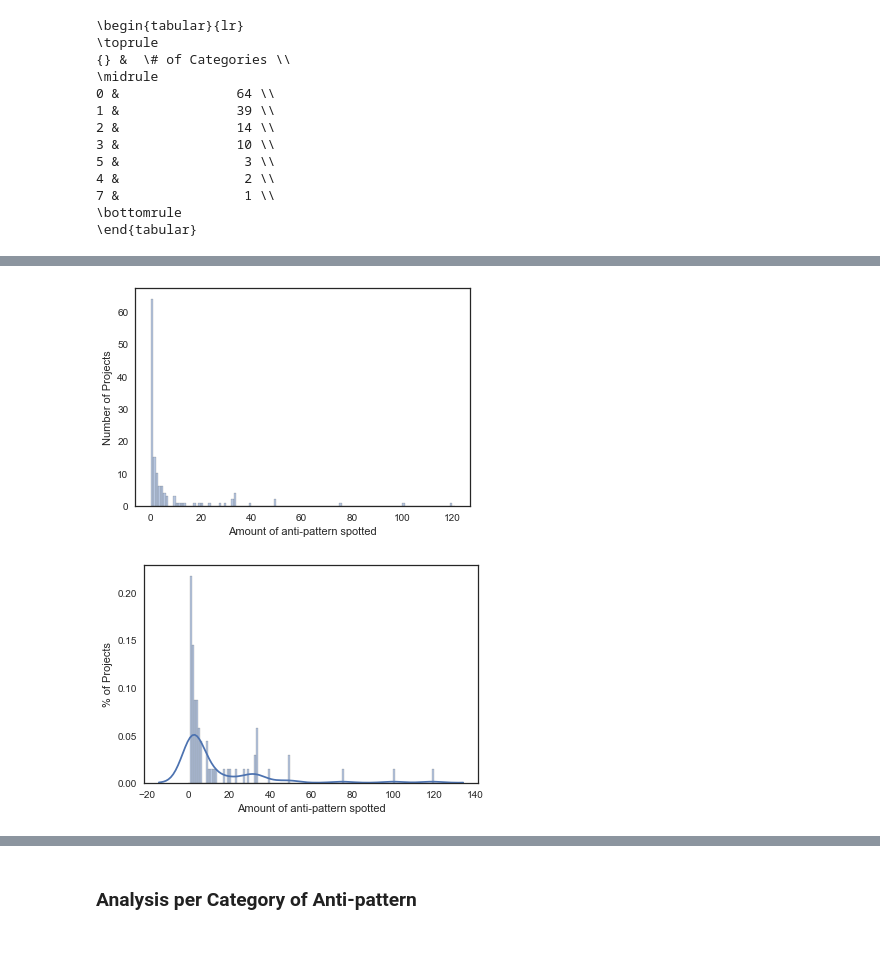
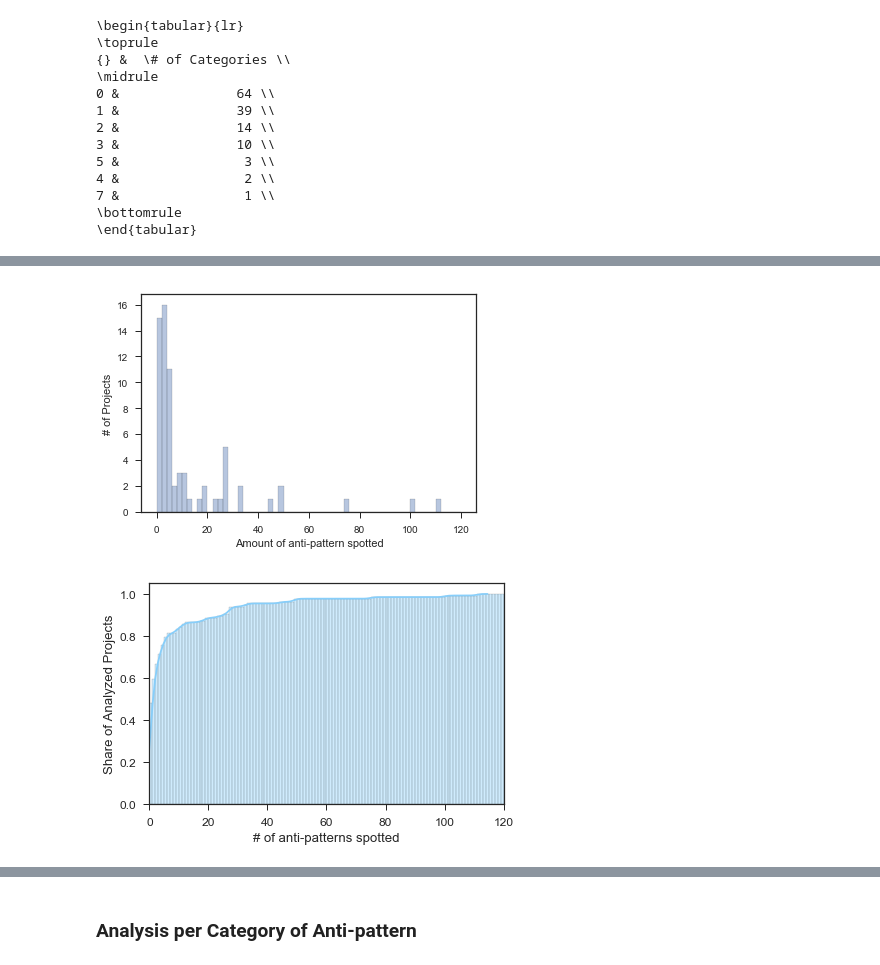
Before and after one commit to DiegoEliasCosta/spotjmhbugs, a Jupyter notebook: script/detected_bug_analysis.ipynb, the cells around one changed output, grey strips where cells are left out. Cells and saved outputs as stored; diff of their text form; code cells hidden in the pictures.

```diff
--- a/script/detected_bug_analysis.ipynb
+++ b/script/detected_bug_analysis.ipynb
@@ -155,6 +104,7 @@ columns_to_export = [
     'JMH_UNSINKED_VARIABLE',
    # 'JMH_DEAD_STORE_VARIABLE',
     'JMH_IGNORED_STATIC_METHOD_RETURN',
+    'JMH_IGNORED_STATIC_PRIMITIVE_METHOD_RETURN',
     'JMH_STATE_FINAL_PRIMITIVE',
     'JMH_UNSAFELOOP_INSIDE_BENCHMARK',
     #'JMH_STATE_FINAL_STATIC_PRIMITIVE',
@@ -181,15 +131,10 @@ bug_type_dict = {
     'JMH_UNSINKED_VARIABLE': 'UNSINK',
  #   'JMH_DEAD_STORE_VARIABLE': 'DEAD',
     'JMH_IGNORED_STATIC_METHOD_RETURN': 'STAT',
+    'JMH_IGNORED_STATIC_PRIMITIVE_METHOD_RETURN': 'STAT2',
     'JMH_STATE_FINAL_PRIMITIVE': 'FINA',
 
 }
 
 analyzed = analyzed[columns_to_export]
-
 analyzed = analyzed.rename(columns=bug_type_dict)
-latex = analyzed[:top]
-latex = latex.fillna('')
-latex = latex.replace({0: ''})
-
-print(latex.to_latex())
@@ -213,0 +151,10 @@ javaslang-circuitbreaker &    224 &     17 &      &      &      &        &
+# %%
+# Consolidate both STAT
+analyzed['STAT'] = analyzed['STAT'] + analyzed['STAT2']
+analyzed = analyzed.drop(['STAT2'], axis=1)
+
+latex = analyzed[:top]
+latex = latex.fillna('')
+latex = latex.replace({0: ''})
+
+print(latex.to_latex())
@@ -303,30 +288,29 @@ Name: # of AP, dtype: int64
 # %%
 %matplotlib inline
 sns.set(font_scale=1)
-sns.set_style("white")
+sns.set_style("ticks")
 
-ax = sns.distplot(df['# of AP'], kde=False, hist=True, bins=range(0,122),
+p = df[df['# of AP'] > 0]
+plt.clf()
+
+ax = sns.distplot(p['# of AP'], kde=False, hist=True, bins=range(0,122, 2),
              hist_kws={'edgecolor':'black', 'alpha':.4})
 
-ax.set(xlabel='Amount of anti-pattern spotted', ylabel='Number of Projects',)
+ax.set(xlabel='Amount of anti-pattern spotted', ylabel='# of Projects',)
 
-plt.savefig(os.path.join(folder, '..', 'figs', 'projects-ap-ditribution.pdf'))
+plt.savefig(os.path.join(folder, '..', 'figs', 'projects-ap-ditribution-2.pdf'))
 # %% [output]
-[figure, old version]
+[figure, new version]
 # %%
 %matplotlib inline
-sns.set(font_scale=1)
-sns.set_style("white")
 
-p = df[df['# of AP'] > 0]
+ax = sns.distplot(df['# of AP'], kde=True, bins=range(0,122), color=COLOR,
+             hist_kws={'edgecolor':'black', 'cumulative':True},
+             kde_kws={'cumulative': True})
 
-ax = sns.distplot(p['# of AP'], kde=True, bins=range(0,122),
-             hist_kws={'edgecolor':'black', 'alpha':.4})
+plt.xlim([0,120])
+ax.set(xlabel='# of anti-patterns spotted', ylabel='Share of Analyzed Projects',)
 
-#plt.xlim([1,120])
-
-ax.set(xlabel='Amount of anti-pattern spotted', ylabel='% of Projects',)
-
-plt.savefig(os.path.join(folder, '..', 'figs', 'projects-ap-ditribution-2.pdf'))
+plt.savefig(os.path.join(folder, '..', 'figs', 'projects-ap-ditribution-cum.pdf'))
 # %% [output]
-[figure, old version]
+[figure, new version]
```
Also changed, not shown: parts of 19 cells of this notebook, 6 other files.
